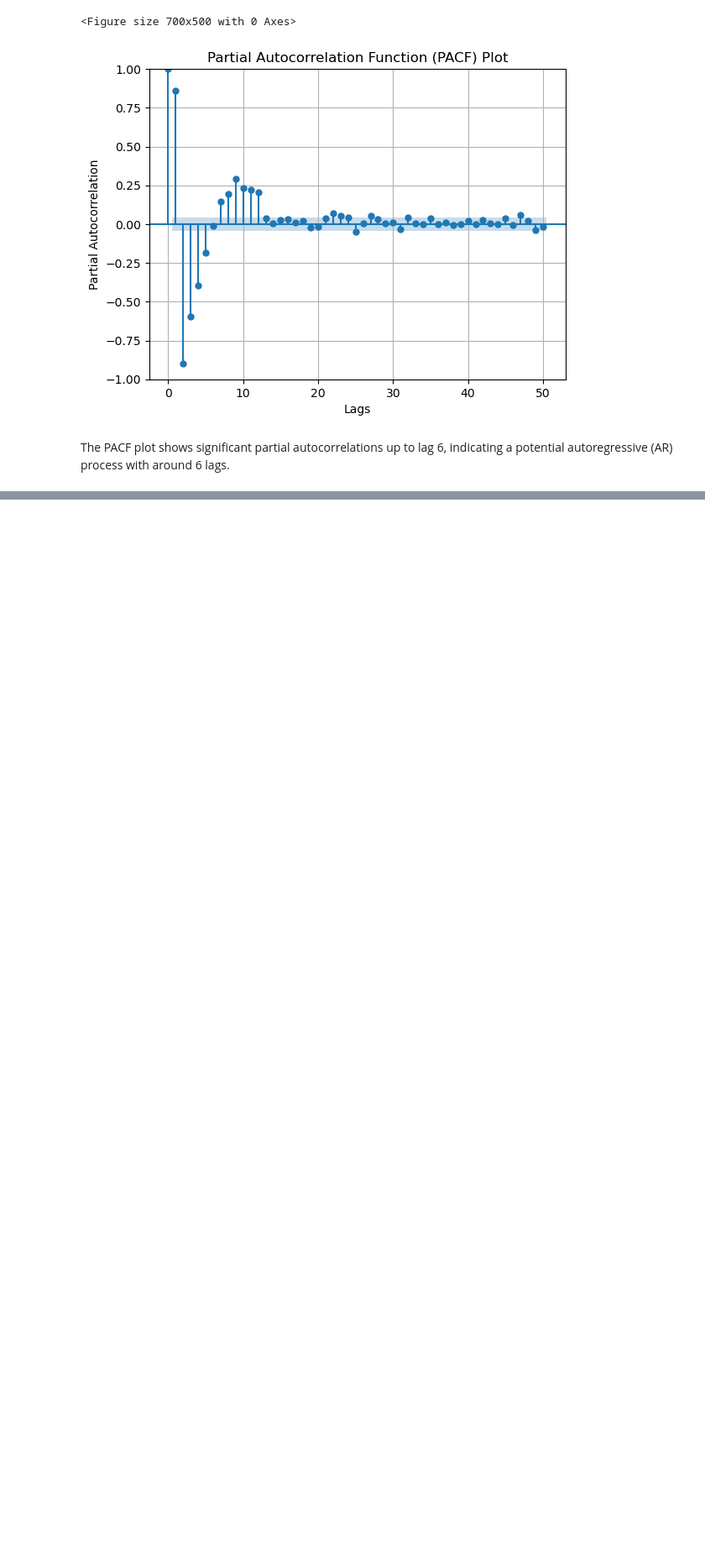
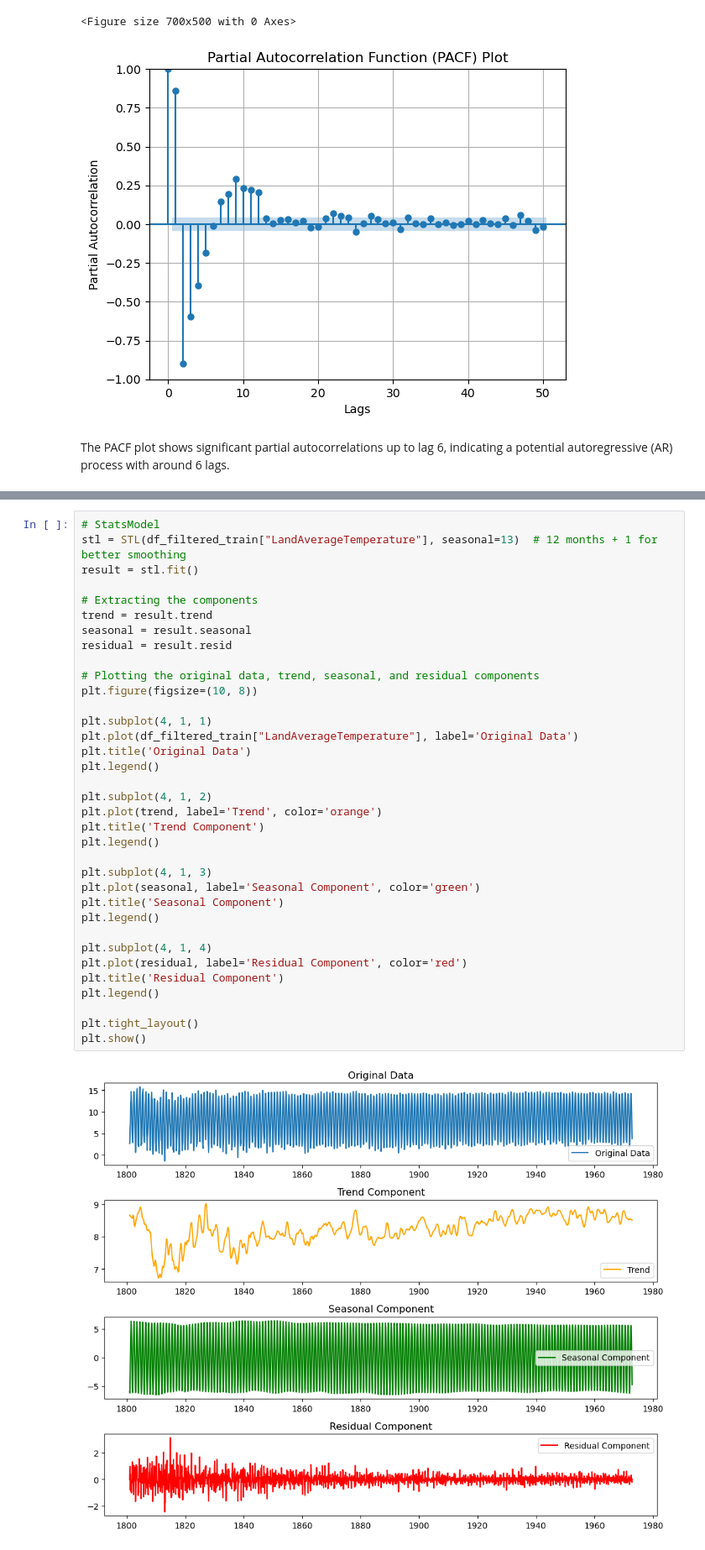
Before and after one commit to keitaVigano/globalTemperature, a Jupyter notebook: mainAnalysis.ipynb, the cells around one changed output, grey strips where cells are left out. Shown at 84% size. Drawn from its saved outputs; the diff is of its cells as text; blank space fills up the shorter version.

```diff
--- a/mainAnalysis.ipynb
+++ b/mainAnalysis.ipynb
@@ -202,0 +220,37 @@ The PACF plot shows significant partial autocorrelations up to lag 6, indicating
+# %%
+# StatsModel
+stl = STL(df_filtered_train["LandAverageTemperature"], seasonal=13)  # 12 months + 1 for better smoothing
+result = stl.fit()
+
+# Extracting the components
+trend = result.trend
+seasonal = result.seasonal
+residual = result.resid
+
+# Plotting the original data, trend, seasonal, and residual components
+plt.figure(figsize=(10, 8))
+
+plt.subplot(4, 1, 1)
+plt.plot(df_filtered_train["LandAverageTemperature"], label='Original Data')
+plt.title('Original Data')
+plt.legend()
+
+plt.subplot(4, 1, 2)
+plt.plot(trend, label='Trend', color='orange')
+plt.title('Trend Component')
+plt.legend()
+
+plt.subplot(4, 1, 3)
+plt.plot(seasonal, label='Seasonal Component', color='green')
+plt.title('Seasonal Component')
+plt.legend()
+
+plt.subplot(4, 1, 4)
+plt.plot(residual, label='Residual Component', color='red')
+plt.title('Residual Component')
+plt.legend()
+
+plt.tight_layout()
+plt.show()
+# %% [output]
+[figure, added]
```
Also changed, not shown: parts of 6 cells of this notebook.
